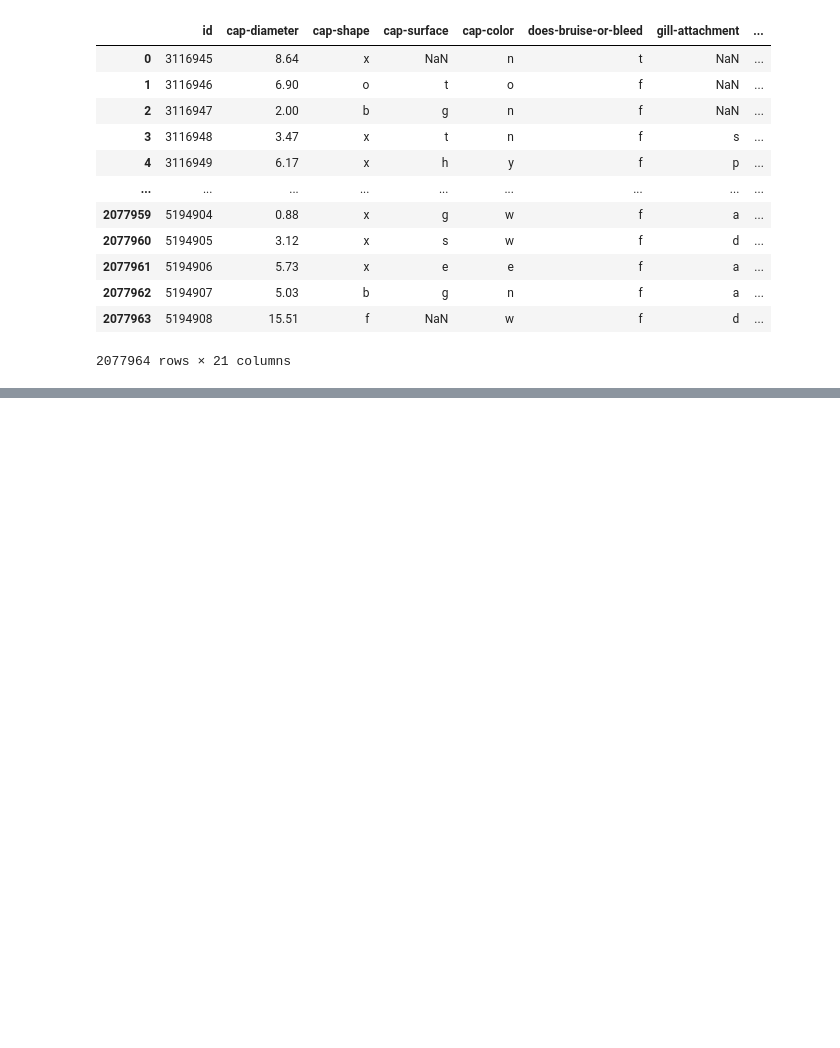
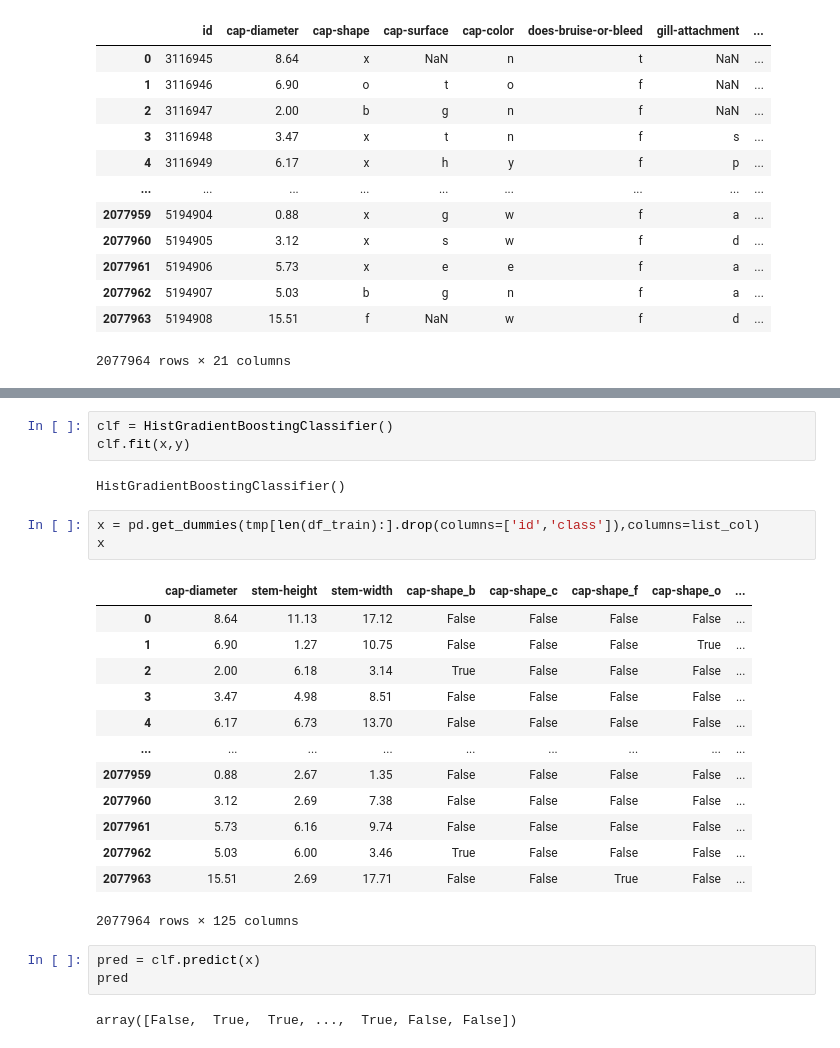
Before and after one commit to joseongho1985/playground-series-s4e8, a Jupyter notebook: test.ipynb, the cells around one changed output, grey strips where cells are left out. Saved outputs shown, nothing was run; the diff lists cells and outputs as text; blank space fills up the shorter version.

```diff
--- a/test.ipynb
+++ b/test.ipynb
@@ -65,0 +159,27 @@ memory usage: 523.2+ MB
+# %%
+clf = HistGradientBoostingClassifier()
+clf.fit(x,y)
+# %% [output]
+HistGradientBoostingClassifier()
+# %%
+x = pd.get_dummies(tmp[len(df_train):].drop(columns=['id','class']),columns=list_col)
+x
+# %% [output]
+|  | cap-diameter | stem-height | stem-width | cap-shape_b | cap-shape_c | cap-shape_f | cap-shape_o | ... |
+| 0 | 8.64 | 11.13 | 17.12 | False | False | False | False | ... |
+| 1 | 6.90 | 1.27 | 10.75 | False | False | False | True | ... |
+| 2 | 2.00 | 6.18 | 3.14 | True | False | False | False | ... |
+| 3 | 3.47 | 4.98 | 8.51 | False | False | False | False | ... |
+| 4 | 6.17 | 6.73 | 13.70 | False | False | False | False | ... |
+| ... | ... | ... | ... | ... | ... | ... | ... | ... |
+| 2077959 | 0.88 | 2.67 | 1.35 | False | False | False | False | ... |
+| 2077960 | 3.12 | 2.69 | 7.38 | False | False | False | False | ... |
+| 2077961 | 5.73 | 6.16 | 9.74 | False | False | False | False | ... |
+| 2077962 | 5.03 | 6.00 | 3.46 | True | False | False | False | ... |
+| 2077963 | 15.51 | 2.69 | 17.71 | False | False | True | False | ... |
+2077964 rows × 125 columns
+# %%
+pred = clf.predict(x)
+pred
+# %% [output]
+array([False,  True,  True, ...,  True, False, False])
```
Also changed, not shown: parts of 12 cells of this notebook.
